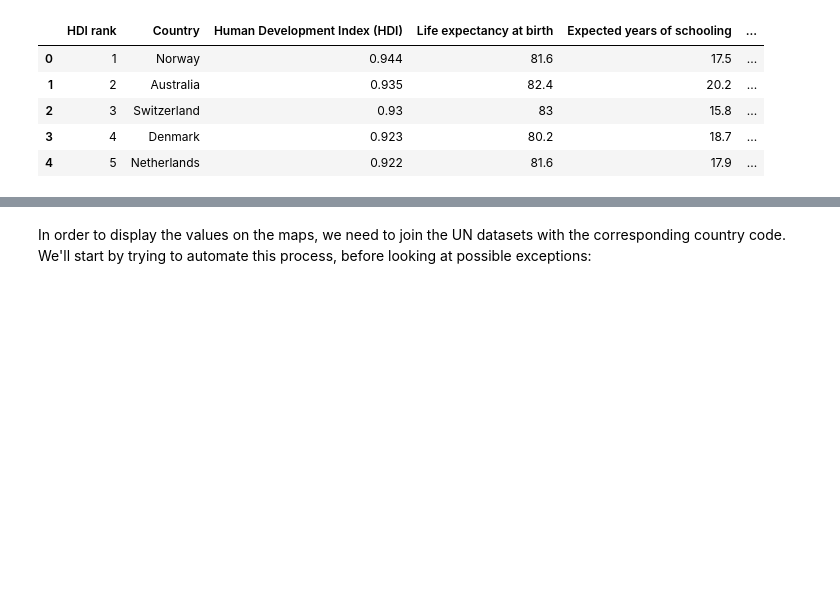
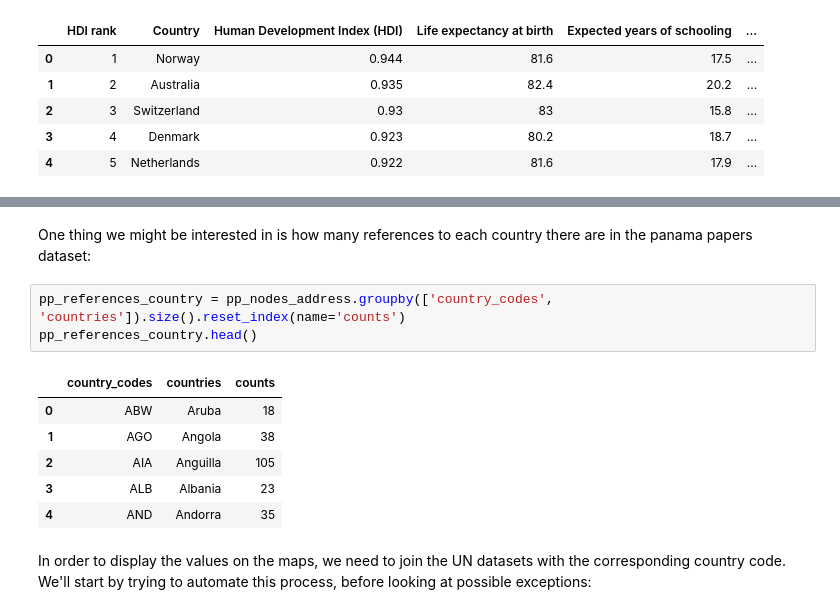
Before and after one commit to marikomakhm/ada-project, a Jupyter notebook: src/Panama_papers.ipynb, the cells around one changed output, grey strips where cells are left out. Drawn from its saved outputs; the diff is of its cells as text; blank space fills up the shorter version.

```diff
--- a/src/Panama_papers.ipynb
+++ b/src/Panama_papers.ipynb
@@ -54,3 +92,15 @@ un_hdi_components_2014.head()
+# %% [markdown]
+One thing we might be interested in is how many references to each country there are in the panama papers dataset:
+# %%
+pp_references_country = pp_nodes_address.groupby(['country_codes', 'countries']).size().reset_index(name='counts')
+pp_references_country.head()
+# %% [output]
+|  | country_codes | countries | counts |
+| 0 | ABW | Aruba | 18 |
+| 1 | AGO | Angola | 38 |
+| 2 | AIA | Anguilla | 105 |
+| 3 | ALB | Albania | 23 |
+| 4 | AND | Andorra | 35 |
 # %% [markdown]
 In order to display the values on the maps, we need to join the UN datasets with the corresponding country code. We'll start by trying to automate this process, before looking at possible exceptions:
 # %%
```
Also changed, not shown: parts of 13 cells of this notebook, 2 other files.
